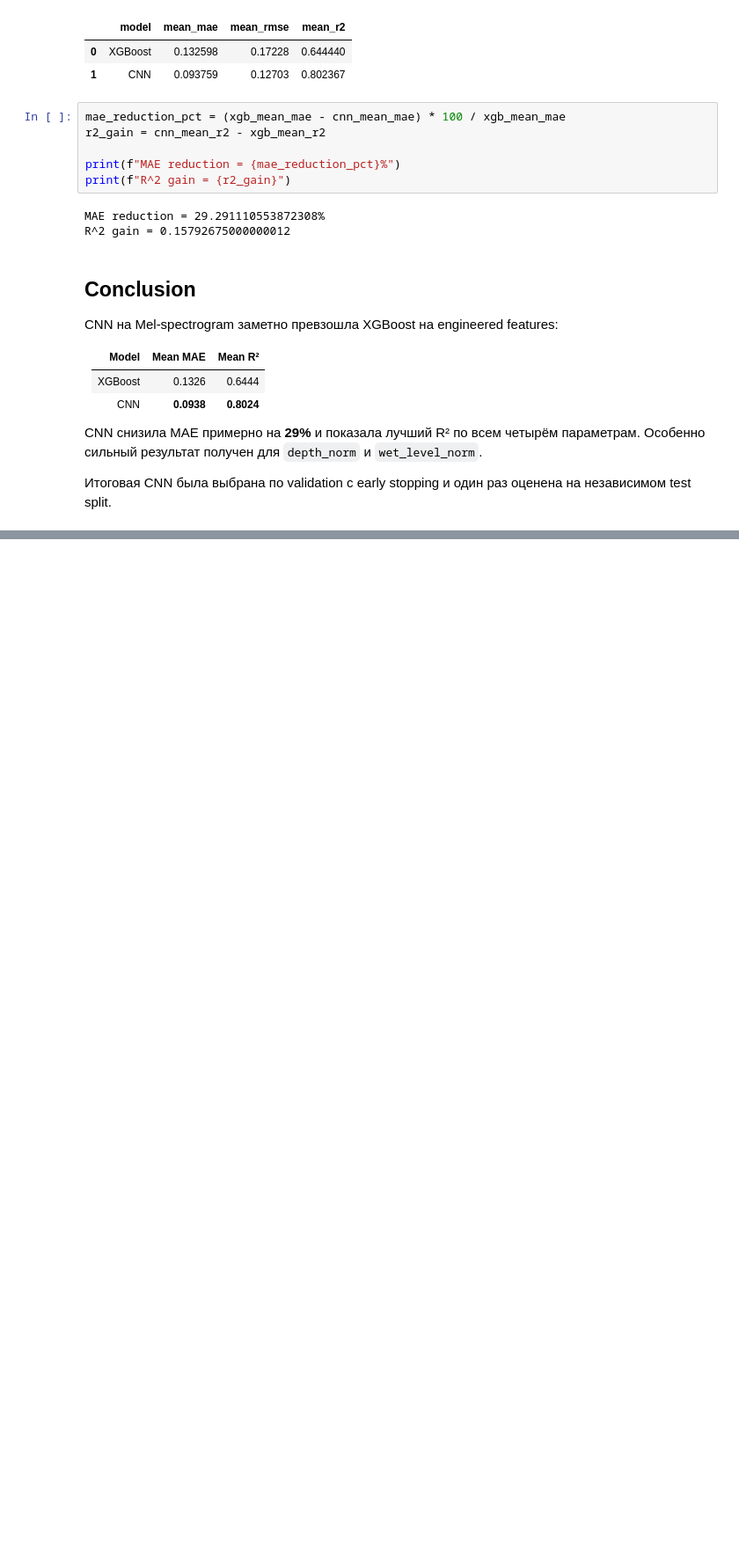
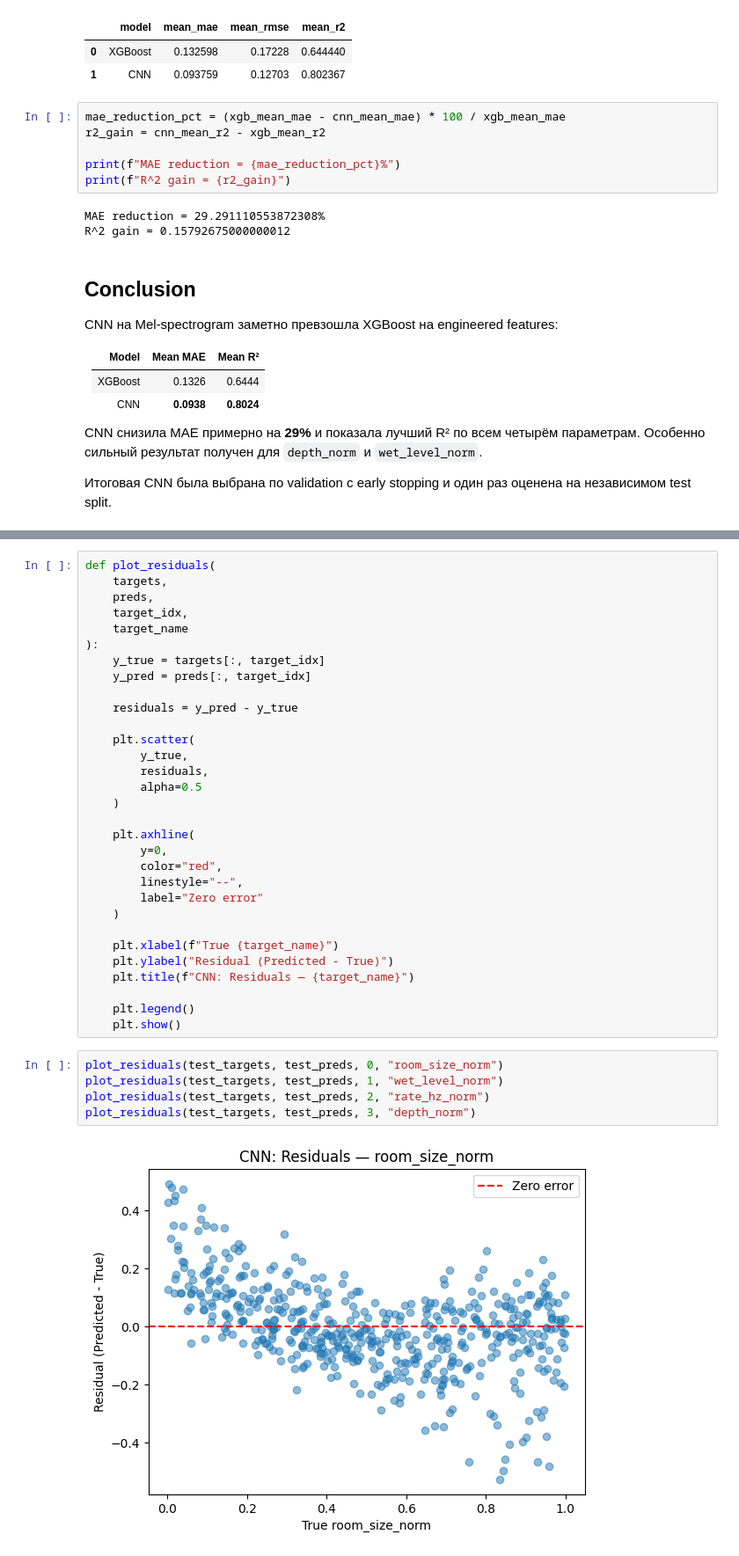
Before and after one commit to sevavargin/Guitar-ML, a Jupyter notebook: notebooks/6_comparison.ipynb, the cells around one changed output, grey strips where cells are left out. Shown at 88% size. Cells and saved outputs as stored; diff of their text form; blank space fills up the shorter version.

```diff
--- a/notebooks/6_comparison.ipynb
+++ b/notebooks/6_comparison.ipynb
@@ -224,0 +310,38 @@ CNN снизила MAE примерно на **29%** и показала луч
+# %%
+def plot_residuals(
+    targets,
+    preds,
+    target_idx,
+    target_name
+):
+    y_true = targets[:, target_idx]
+    y_pred = preds[:, target_idx]
+
+    residuals = y_pred - y_true
+
+    plt.scatter(
+        y_true,
+        residuals,
+        alpha=0.5
+    )
+
+    plt.axhline(
+        y=0,
+        color="red",
+        linestyle="--",
+        label="Zero error"
+    )
+
+    plt.xlabel(f"True {target_name}")
+    plt.ylabel("Residual (Predicted - True)")
+    plt.title(f"CNN: Residuals — {target_name}")
+
+    plt.legend()
+    plt.show()
+# %%
+plot_residuals(test_targets, test_preds, 0, "room_size_norm")
+plot_residuals(test_targets, test_preds, 1, "wet_level_norm")
+plot_residuals(test_targets, test_preds, 2, "rate_hz_norm")
+plot_residuals(test_targets, test_preds, 3, "depth_norm")
+# %% [output]
+[figure, added]
```
Also changed, not shown: parts of 10 cells of this notebook, 5 other files.
